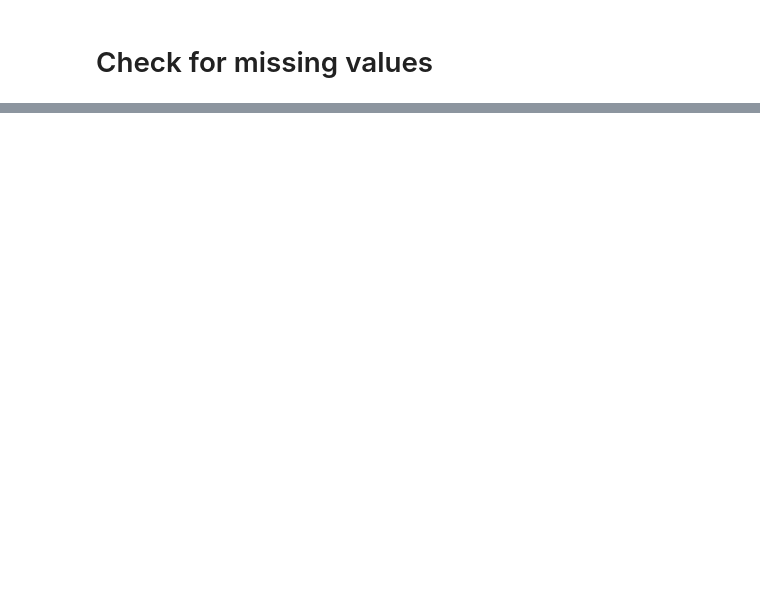
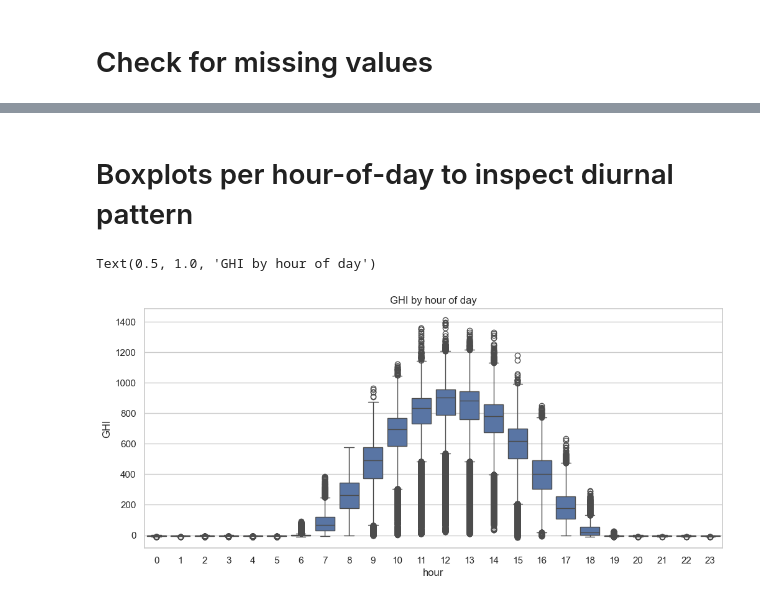
Before and after one commit to Mulat-K/solar-challenge-week0, a Jupyter notebook: notebooks/benin_eda.ipynb, the cells around one changed output, grey strips where cells are left out. Saved outputs shown, nothing was run; the diff lists cells and outputs as text; code cells hidden in the pictures; blank space fills up the shorter version.

```diff
--- a/notebooks/benin_eda.ipynb
+++ b/notebooks/benin_eda.ipynb
@@ -92,0 +83,3 @@ dtype: int64
+# %%
+df = df.sort_values("Timestamp")
+df = df.set_index("Timestamp")
@@ -92,0 +88,6 @@ dtype: int64
+# %%
+cols = ["GHI","DNI","DHI","ModA","ModB","WS","WSgust"]
+z = np.abs(stats.zscore(df[cols].fillna(df[cols].median())))
+z_df = pd.DataFrame(z, index=df.index, columns=cols)
+outlier_mask = (z_df > 3).any(axis=1)
+print(f"Outliers flagged: {outlier_mask.sum()} rows")
@@ -92,0 +98,4 @@ dtype: int64
+# %%
+df["outlier"] = outlier_mask
+df_outliers = df[df["outlier"]]
+df_outliers.head()
@@ -92,0 +112,4 @@ dtype: int64
+# %%
+for c in cols:
+    if df[c].isna().sum() > 0:
+        df[c] = df[c].fillna(df[c].median())
@@ -92,0 +160,10 @@ dtype: int64
+# %% [markdown]
+# Boxplots per hour-of-day to inspect diurnal pattern
+# %%
+df["hour"] = df.index.hour
+plt.figure(figsize=(12,5))
+sns.boxplot(x="hour", y="GHI", data=df.reset_index())
+plt.title("GHI by hour of day")
+# %% [output]
+Text(0.5, 1.0, 'GHI by hour of day')
+[figure, added]
```
Also changed, not shown: parts of 25 cells of this notebook.
